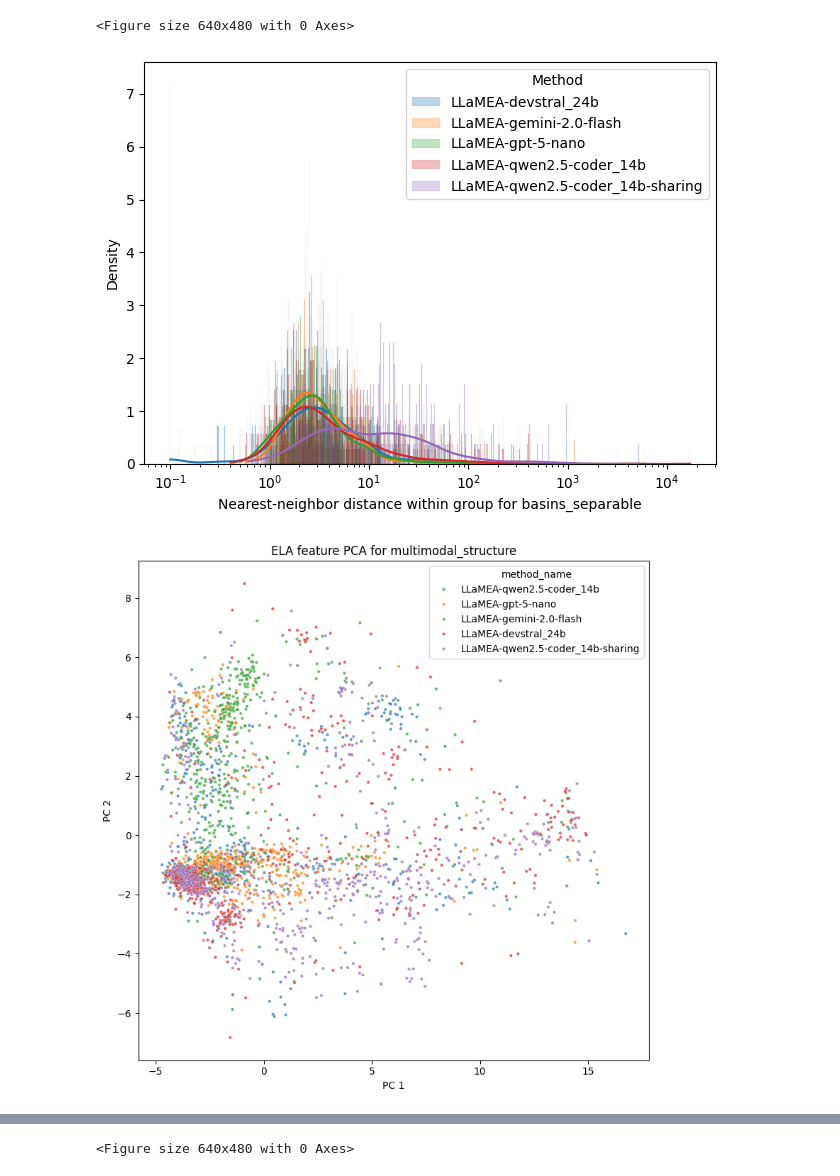
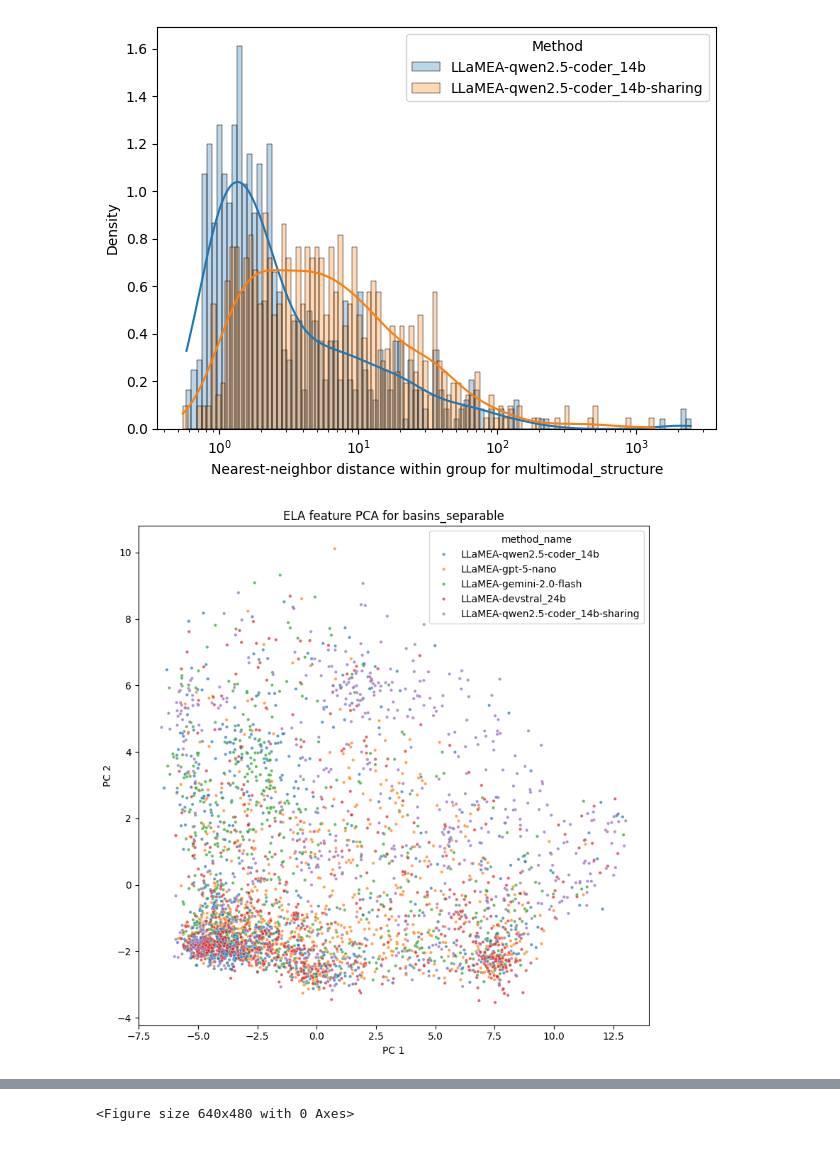
Before and after one commit to XAI-liacs/BLADE, a Jupyter notebook: examples/visualize_ELA.ipynb, the cells around one changed output, grey strips where cells are left out. Saved outputs shown, nothing was run; the diff lists cells and outputs as text; code cells hidden in the pictures.

```diff
--- a/examples/visualize_ELA.ipynb
+++ b/examples/visualize_ELA.ipynb
@@ -111,6 +111,25 @@ import matplotlib.pyplot as plt
 import seaborn as sns
 from sklearn.manifold import TSNE
 from sklearn.metrics import pairwise_distances
+
+def _plot_on_ax(row, ax, bounds=(-5, 5), res=300):
+        ns = {}
+        exec(row["code"], ns)
+        f = getattr(ns[row["name"]](dim=2), "f")
+
+        x = np.linspace(*bounds, res)
+        y = np.linspace(*bounds, res)
+        X, Y = np.meshgrid(x, y)
+        Z = np.apply_along_axis(f, 1, np.stack([X.ravel(), Y.ravel()], axis=1)).reshape(X.shape)
+
+        cs = ax.contour(X, Y, Z, levels=40, linewidths=0.6)
+        #ax.clabel(cs, cs.levels[::2], inline=True, fontsize=6, fmt="%.2g")  # optional labels
+
+        ax.set_xticks([]); ax.set_yticks([])
+        ax.set_title(f"{row['name']}", fontsize=7)
+        for spine in ax.spines.values():
+            spine.set_edgecolor("black")
+            spine.set_linewidth(1.0)
 
 def min_intragroup_distances(df, group_col, num_cols):
     """
@@ -186,18 +205,21 @@ for problem in problems:
 
     # Now get some numerical diversity metrics on the ELA features per method
     min_d = min_intragroup_distances(df, "method_name", ela_cols)
-    print(min_d.head())
-    print(min_d.describe())
+    #print(min_d.head())
+    #print(min_d.describe())
+
 
 
     # Plot: histogram of min distances, colored per group
     plt.figure()
-    bins = 1000  # tune as needed
+    bins = 100  # tune as needed
     for gval, s in min_d.groupby(df["method_name"]):
+        if "qwen2.5" not in gval:
+            continue
         vals = s.dropna().to_numpy()
         if len(vals) == 0:
             continue
-        print(np.max(vals), "max ela dist", str(gval))
+        #print(np.max(vals), "max ela dist", str(gval))
         sns.histplot(vals, bins=bins, log_scale=True, alpha=0.3, label=str(gval), kde=True, stat="density")  # kde=True adds a kernel density estimate
         #plt.hist(vals, bins=bins, alpha=0.5, label=str(gval), density=True)  # density normalizes for different group sizes
     plt.xlabel(f"Nearest-neighbor distance within group for {problem}")
@@ -205,4 +227,33 @@ for problem in problems:
     plt.legend(title="Method")
     plt.tight_layout()
     plt.show()
+
+
+    # Now for each method, for the landscapes with the highest ela distance, plot the landscape using plot_landscape
+    # attach distances to df for convenience
+    df2 = df.copy()
+    df2["min_intragroup_dist"] = min_d
+
+    if False: #plot landscapes
+
+        for method, grp in df2.groupby("method_name", sort=False):
+            top = grp.nlargest(16, "min_intragroup_dist")  # preserves original df index
+            #print(method, top[["min_intragroup_dist"]])
+
+            try:
+                rows, cols = 4, 4
+                fig, axes = plt.subplots(rows, cols, figsize=(3*cols, 3*rows), dpi=300)
+
+                for ax in axes.ravel():
+                    ax.axis("off")           # blank everything first
+
+                for ax, (_, row) in zip(axes.ravel(), top.iterrows()):
+                    _plot_on_ax(row, ax, bounds=(-5, 5), res=200)
+
+                fig.suptitle(f"Most seperate landscapes {problem} for {method}")
+                plt.tight_layout()
+                plt.show()
+                plt.clf()
+            except Exception as e:
+                print(f"plot failed for index {i}: {e}")
 # %% [output]
@@ -230,3 +262,2 @@ Name: min_intragroup_dist, dtype: float64
-<Figure size 640x480 with 0 Axes>
-[figure, old version]
+[figure, new version]
-[figure, old version]
+[figure, new version]
@@ -253 +264 @@ Name: min_intragroup_dist, dtype: float64
-<Figure size 640x480 with 0 Axes>
+<Figure size 640x480 with 0 Axes>
```
Also changed, not shown: parts of 3 cells of this notebook.
